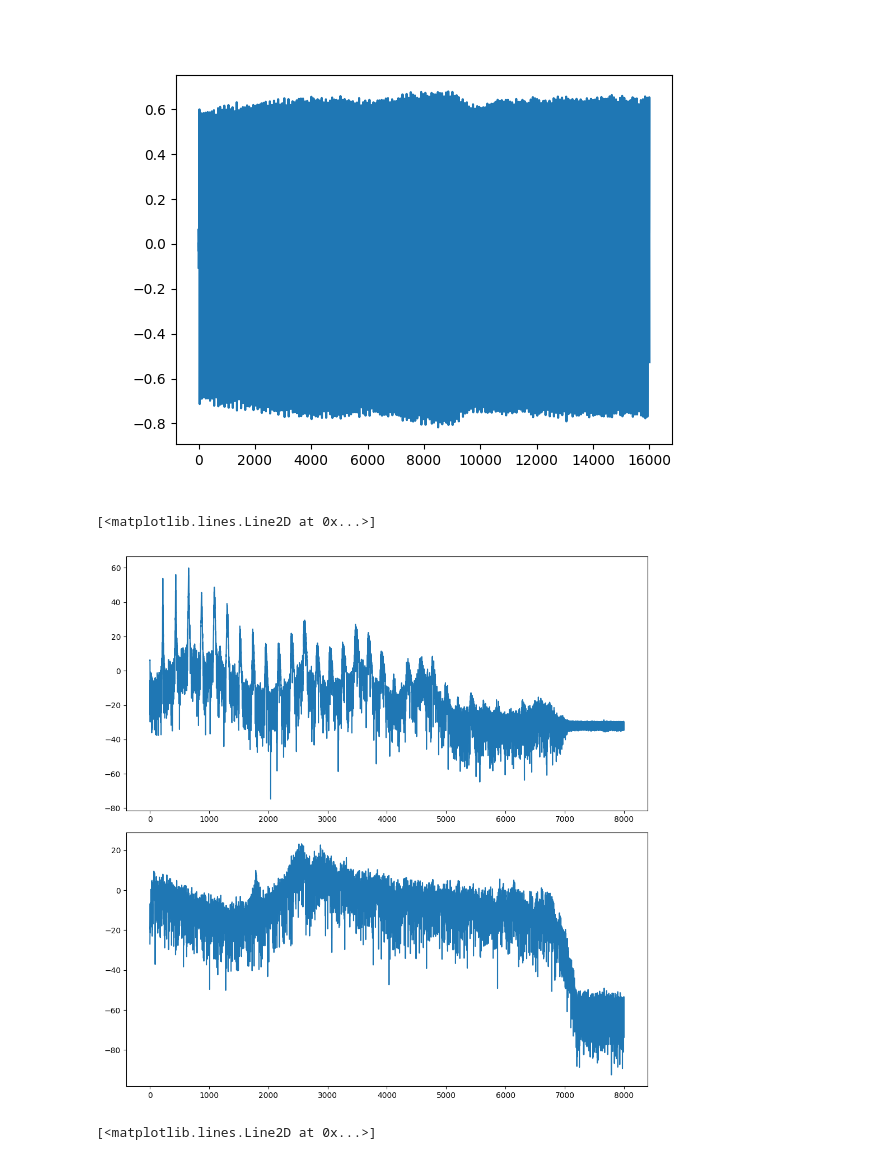
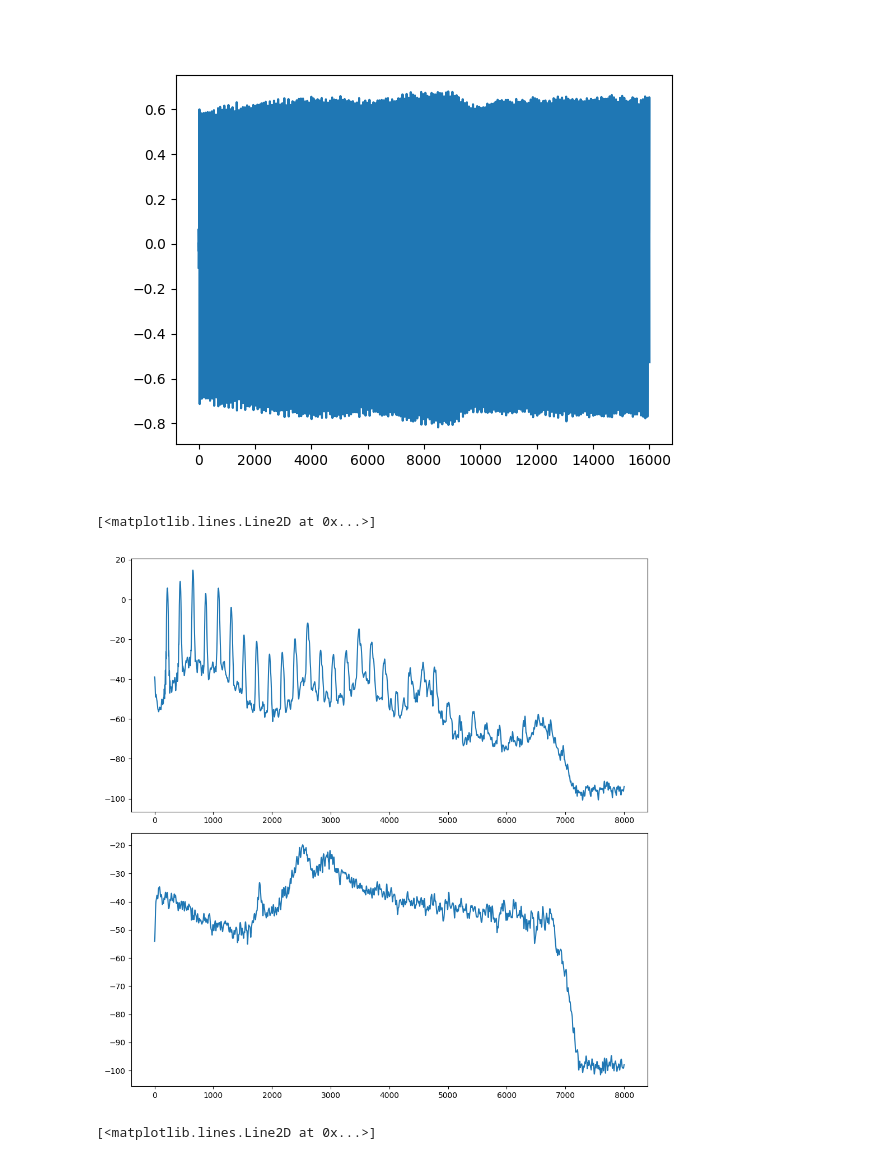
Before and after one commit to GonzaLinares/PASA_TP3, a Jupyter notebook: main.ipynb, the cells around one changed output. Drawn from its saved outputs; the diff is of its cells as text; code cells hidden in the pictures.

```diff
--- a/main.ipynb
+++ b/main.ipynb
@@ -95,23 +99,17 @@ plt.plot(signal["a"])
 # %%
 plt.figure(tight_layout=True, figsize=(10, 10))
 plt.subplot(211)
-N = len(signal["a"])
-window = sp.get_window(window='hamming', Nx=N)
-freq = rfftfreq(N*8, 1/fss["a"])
-Hejw = rfft(signal["a"]*window, N*8)
-A = 20*np.log10((np.abs(Hejw)+1e-18))
+freq, psd, L = hp.periodogram_averaging(signal["a"], fss['a'], len(signal["a"])//10, 8, lambda N: sp.get_window('hann', N))
+A = 10*np.log10(psd+1e-18)
 plt.plot(freq, A)
 
 plt.subplot(212)
-N = len(signal["sh"])
-window = sp.get_window(window='hamming', Nx=N)
-freq = rfftfreq(N*8, 1/fss["sh"])
-Hejw = rfft(signal["sh"]*window, N*8)
-A = 20*np.log10((np.abs(Hejw)+1e-18))
+freq, psd, L = hp.periodogram_averaging(signal["sh"], fss['sh'], len(signal["sh"])//10, 8, lambda N: sp.get_window('hann', N))
+A = 10*np.log10(psd+1e-18)
 plt.plot(freq, A)
 # %% [output]
 [<matplotlib.lines.Line2D at 0x...>]
-[figure, old version]
+[figure, new version]
 # %%
 lags = sp.correlation_lags(len(signal["a"]), len(signal["a"]))
 N = len(signal["a"])
```
Also changed, not shown: parts of 20 cells of this notebook, 3 other files.
